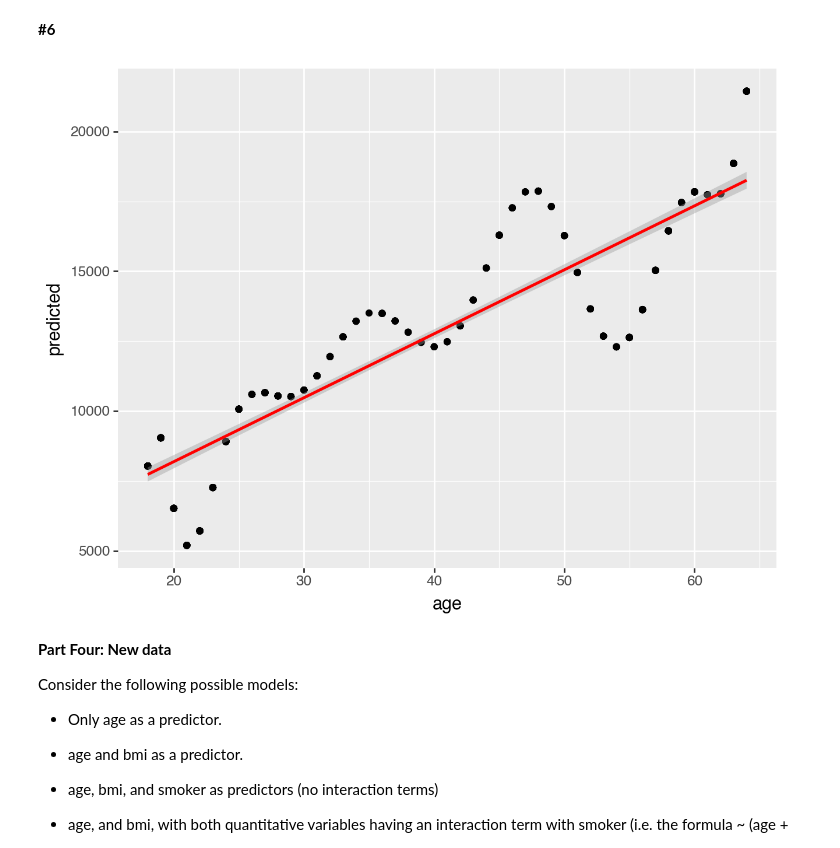
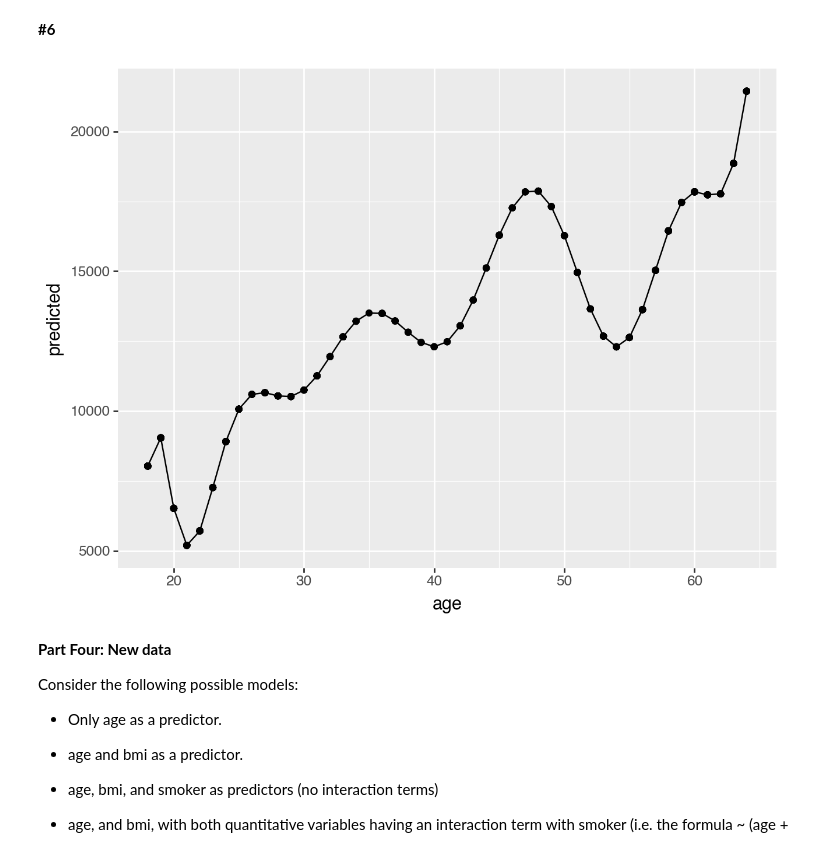
Before and after one commit to BLauf/GSB-544, a Jupyter notebook: labs/lab05/lab_05.ipynb, the cells around one changed output. Drawn from its saved outputs; the diff is of its cells as text; code cells hidden in the pictures.

```diff
--- a/labs/lab05/lab_05.ipynb
+++ b/labs/lab05/lab_05.ipynb
@@ -589,29 +589,29 @@ According to the MSE and R-squared, the best model is from part two Q3 where we
 # %%
 #plot predictions from model in Q4
 
 X = insurance[["age"]]
 
 #get predicted values
 lr_predicted_1 = lr_pipeline_1.predict(X)
 
 #create dataframe of predictions
 predictions_df = pd.DataFrame(lr_predicted_1, columns=["predicted"])
 
 # Reset the index on both dataframes to ensure they align correctly
 #refrenced chat GPT
 insurance_changed = insurance.reset_index(drop=True)
 predictions_df = predictions_df.reset_index(drop=True)
 
 # concat using axis=1 so that it doesn't stack
 combined = pd.concat([insurance_changed, predictions_df], axis=1)
 
 #plot using geom_point and get regression line using geom_smooth
 (ggplot(combined, aes(x = "age", y = "predicted"))
 + geom_point()
-+ geom_smooth(method = 'lm', color = "red")
++ geom_line()
 )
 # %% [output]
-[figure, old version]
+[figure, new version]
 # %% [markdown]
 **Part Four: New data**
 
```
Also changed, not shown: parts of 5 cells of this notebook, 5 other files.
